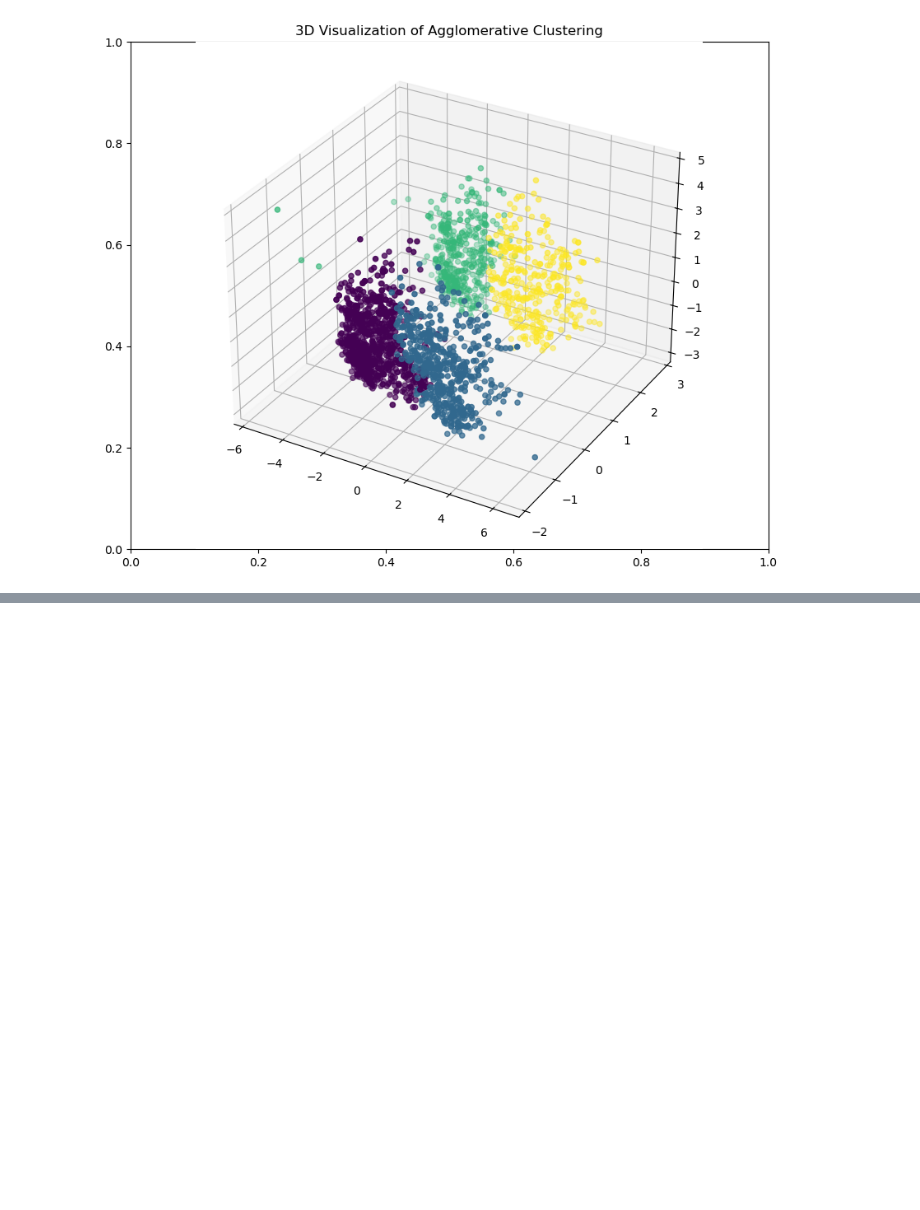
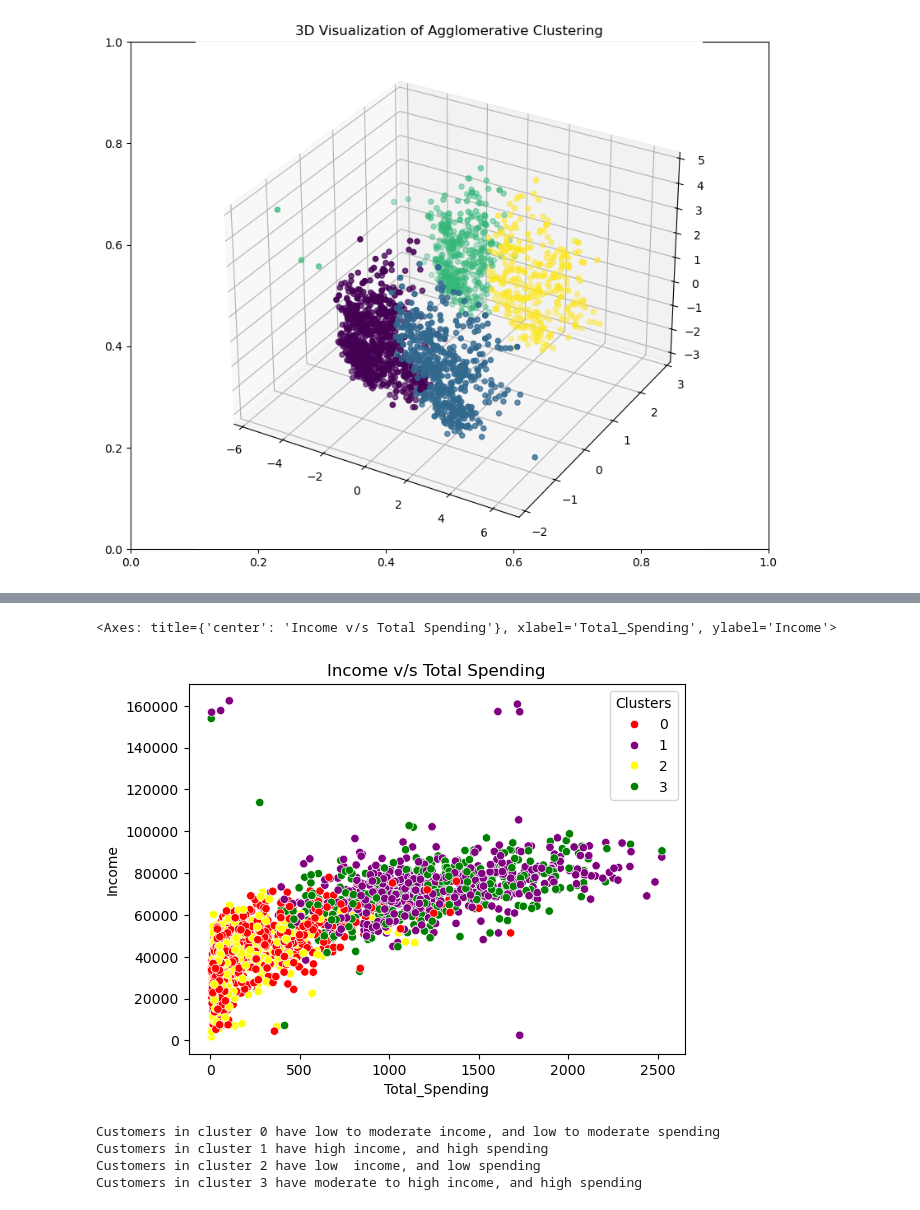
Before and after one commit to ankurgangwar4575-tech/SmartCart-Clustering-System, a Jupyter notebook: notebooks/SmartClustering.ipynb, the cells around one changed output, grey strips where cells are left out. Saved outputs shown, nothing was run; the diff lists cells and outputs as text; code cells hidden in the pictures; blank space fills up the shorter version.

```diff
--- a/notebooks/SmartClustering.ipynb
+++ b/notebooks/SmartClustering.ipynb
@@ -394,0 +413,16 @@ ax.scatter(x_pca[:,0],x_pca[:,1],x_pca[:,2],c=agg_labels)
+# %%
+plt.title("Income v/s Total Spending")
+sns.scatterplot(x=x["Total_Spending"],y=x["Income"],hue=customers_data_cleaned["Clusters"],palette=pal)
+# %% [output]
+<Axes: title={'center': 'Income v/s Total Spending'}, xlabel='Total_Spending', ylabel='Income'>
+[figure, added]
+# %%
+print("Customers in cluster 0 have low to moderate income, and low to moderate spending")
+print("Customers in cluster 1 have high income, and high spending")
+print("Customers in cluster 2 have low  income, and low spending")
+print("Customers in cluster 3 have moderate to high income, and high spending")
+# %% [output]
+Customers in cluster 0 have low to moderate income, and low to moderate spending
+Customers in cluster 1 have high income, and high spending
+Customers in cluster 2 have low  income, and low spending
+Customers in cluster 3 have moderate to high income, and high spending
```
Also changed, not shown: parts of 7 cells of this notebook.
